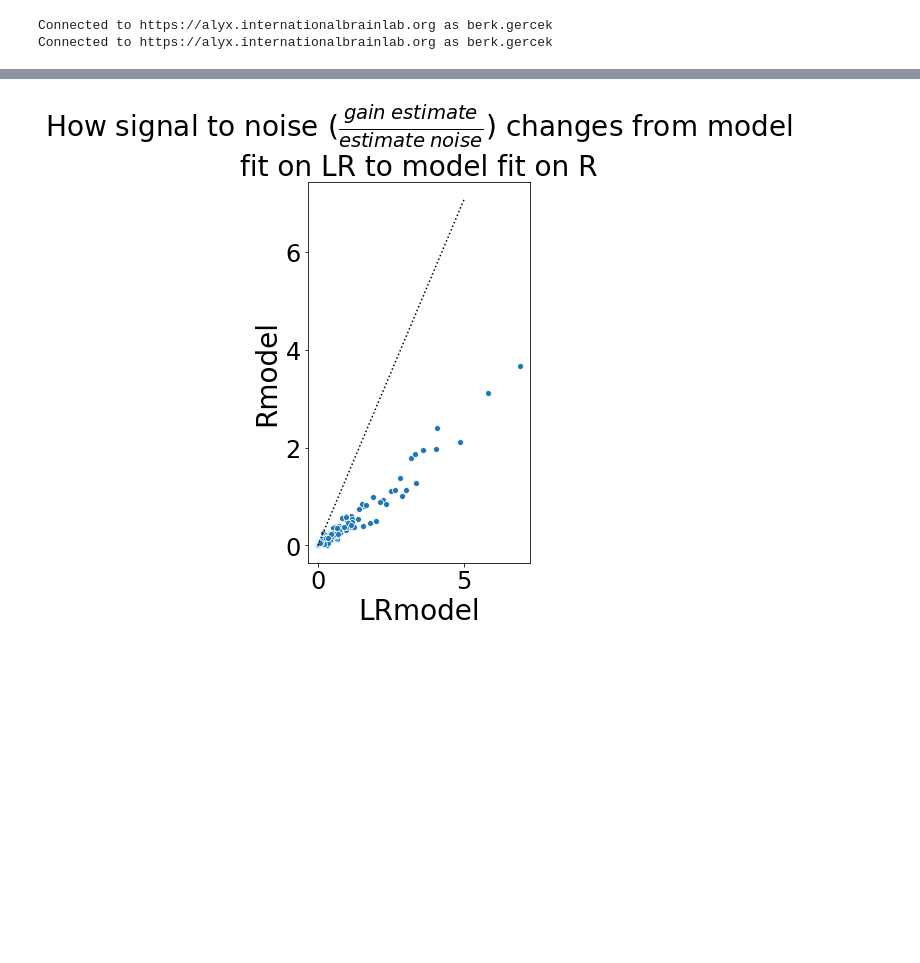
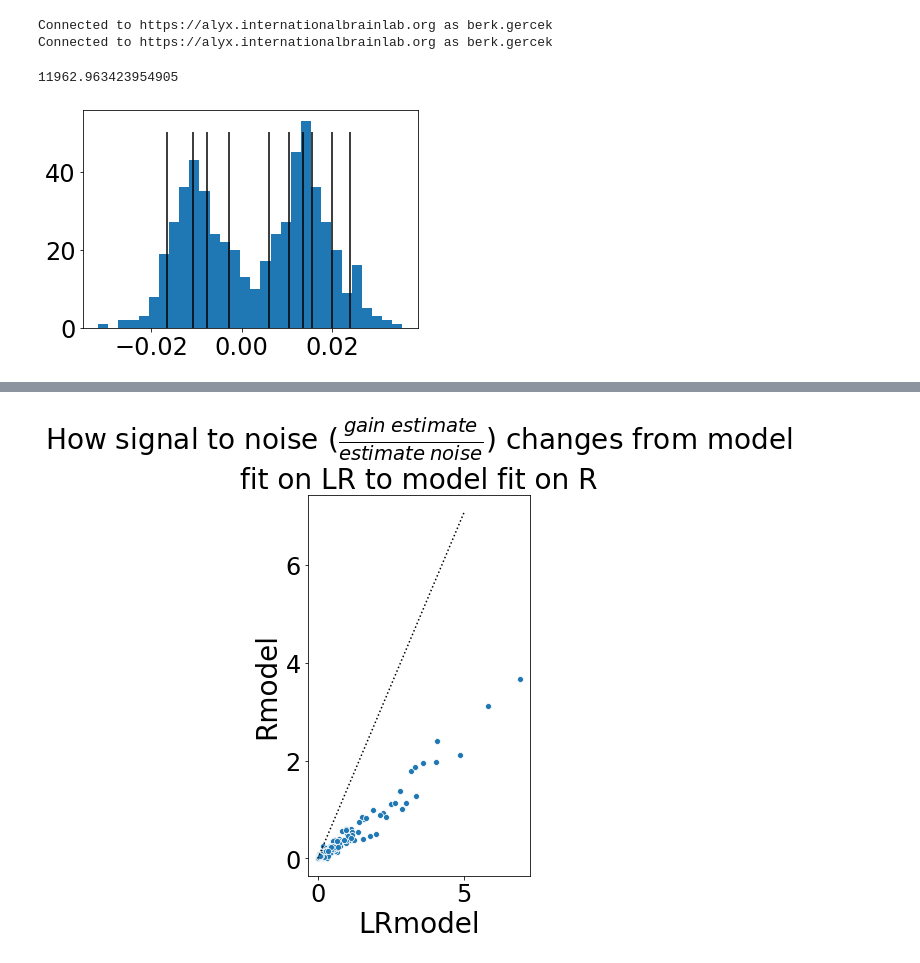
Before and after one commit to int-brain-lab/prior-localization, a Jupyter notebook: fit_explorer.ipynb, the cells around one changed output, grey strips where cells are left out. Saved outputs shown, nothing was run; the diff lists cells and outputs as text; code cells hidden in the pictures; blank space fills up the shorter version.

```diff
--- a/fit_explorer.ipynb
+++ b/fit_explorer.ipynb
@@ -51,14 +72,35 @@ clu = one.load(uuid, ['spikes.clusters'])[probe_idx]
 Connected to https://alyx.internationalbrainlab.org as berk.gercek
 Connected to https://alyx.internationalbrainlab.org as berk.gercek
 # %%
-percentile = 90# We should only show cells whose prior gain / gain estimate variance is above this percentile
+from export_funs import session_trialwise
+from brainbox.core import TimeSeries
+from brainbox.processing import sync
+percentile = 98# We should only show cells whose prior gain / gain estimate variance is above this percentile
 fullfits = fits['fits']
-fitdf = fullfits[np.isfinite(fullfits.prior)]
+fitdf = fullfits[np.isfinite(fullfits.varprior) & np.isfinite(fullfits.varvel)]
 prior_threshold = np.percentile(np.abs(fitdf.prior / fitdf.varprior), percentile)
-subsetdf = fitdf[np.abs(fitdf.prior / fitdf.varprior) > prior_threshold]
+vel_threshold = np.percentile(np.abs(fitdf.velocity), percentile)
+subsetdf = fitdf[(np.abs(fitdf.prior / fitdf.varprior) > prior_threshold) | (np.abs(fitdf.velocity) > vel_threshold)]
 if 'bias' not in trdf.columns:
     trdf = trdf.join(p_est)
 trdf = trdf[np.isfinite(trdf.bias)]
+# %%
+# trdf.insert(9, 'meanvel', np.nan)
+for trnum in trdf.index:
+    currtr = [tr for tr in trials if tr['trialnum'] == trnum][0]
+    fdbkind = int((currtr['feedback_times'] + 0.4) // glm_binsize)
+    numinds = int(0.6 // glm_binsize)
+    meanvel = np.mean(currtr['velocity'][fdbkind - numinds:fdbkind])
+    trdf.loc[trnum, 'meanvel'] = meanvel
+# %%
+plt.hist(trdf.meanvel, 30)
+percvals = np.percentile(trdf.meanvel, [5, 20, 30, 40, 50, 60, 70, 80, 90, 95])
+plt.vlines(percvals, 0, 50)
+vel_threshold
+prior_threshold
+# %% [output]
+11962.963423954905
+[figure, added]
 # %%
 from matplotlib.colors import ListedColormap
 
```
Also changed, not shown: parts of 3 cells of this notebook, 4 other files.
